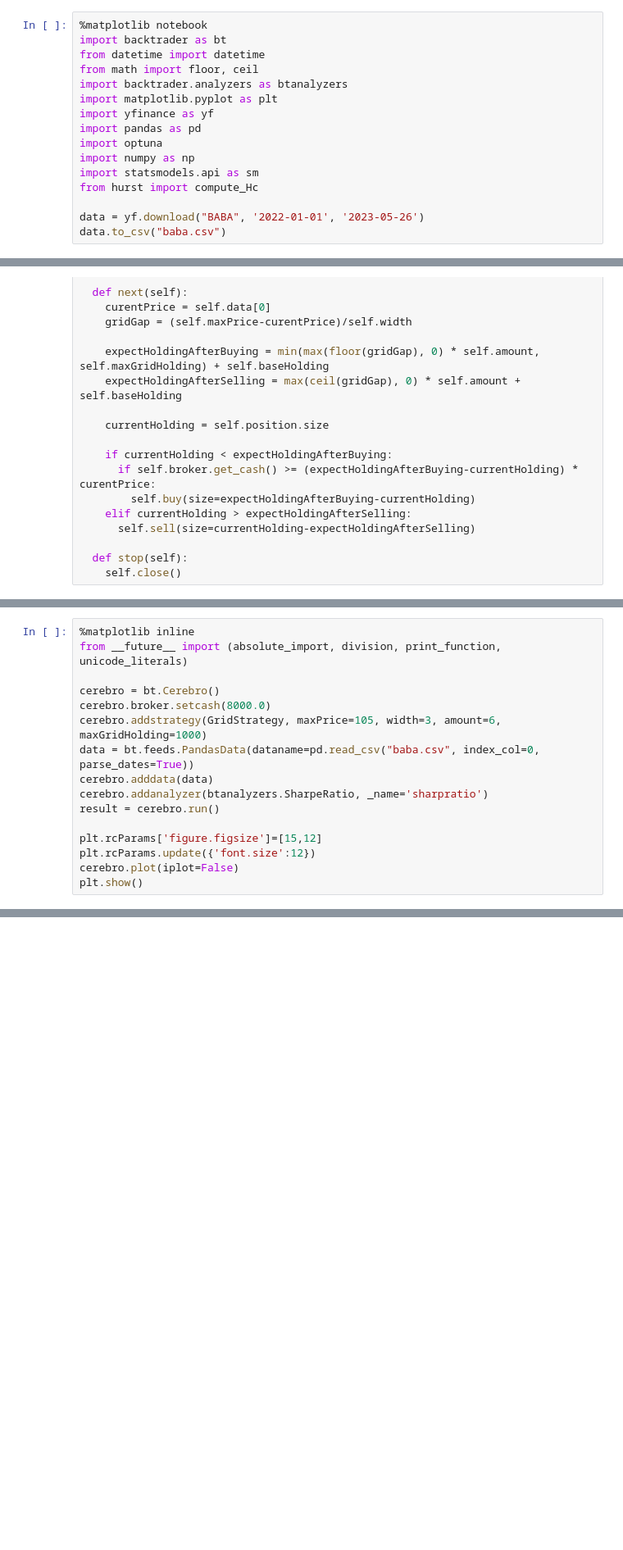
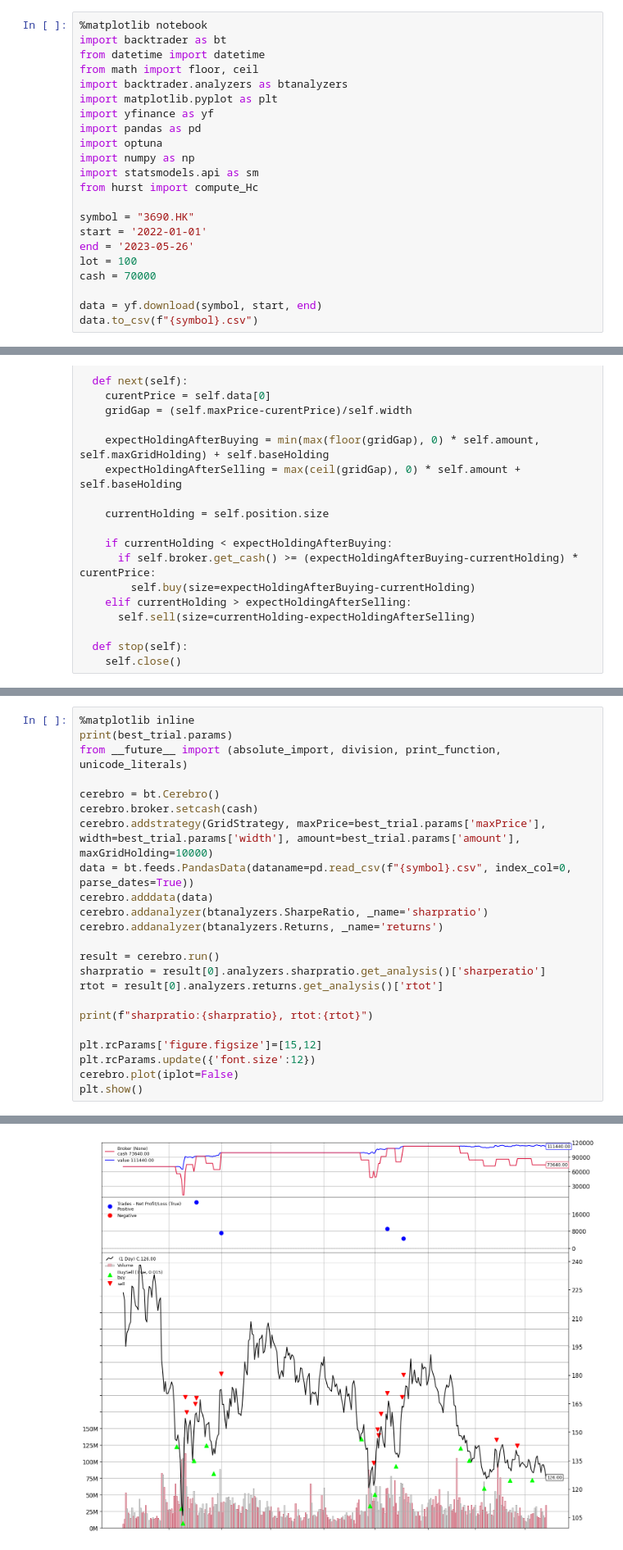
Before and after one commit to wangscu/colab, a Jupyter notebook: backtrader_grid_v002.ipynb, the cells around one changed output, grey strips where cells are left out. Shown at 82% size. Saved outputs shown, nothing was run; the diff lists cells and outputs as text; blank space fills up the shorter version.

```diff
--- a/backtrader_grid_v002.ipynb
+++ b/backtrader_grid_v002.ipynb
@@ -41,8 +41,14 @@ import numpy as np
 import statsmodels.api as sm
 from hurst import compute_Hc
 
-data = yf.download("BABA", '2022-01-01', '2023-05-26')
-data.to_csv("baba.csv")
+symbol = "3690.HK"
+start = '2022-01-01'
+end = '2023-05-26'
+lot = 100
+cash = 70000
+
+data = yf.download(symbol, start, end)
+data.to_csv(f"{symbol}.csv")
 # %% [output]
 [*********************100%***********************]  1 of 1 completed
 # %%
@@ -193,15 +203,22 @@ Best trial:
 [interactive output not drawn]
 # %%
 %matplotlib inline
+print(best_trial.params)
 from __future__ import (absolute_import, division, print_function, unicode_literals)
 
 cerebro = bt.Cerebro()
-cerebro.broker.setcash(8000.0)
-cerebro.addstrategy(GridStrategy, maxPrice=105, width=3, amount=6, maxGridHolding=1000)
-data = bt.feeds.PandasData(dataname=pd.read_csv("baba.csv", index_col=0, parse_dates=True))
+cerebro.broker.setcash(cash)
+cerebro.addstrategy(GridStrategy, maxPrice=best_trial.params['maxPrice'], width=best_trial.params['width'], amount=best_trial.params['amount'], maxGridHolding=10000)
+data = bt.feeds.PandasData(dataname=pd.read_csv(f"{symbol}.csv", index_col=0, parse_dates=True))
 cerebro.adddata(data)
 cerebro.addanalyzer(btanalyzers.SharpeRatio, _name='sharpratio')
+cerebro.addanalyzer(btanalyzers.Returns, _name='returns')
+
 result = cerebro.run()
+sharpratio = result[0].analyzers.sharpratio.get_analysis()['sharperatio']
+rtot = result[0].analyzers.returns.get_analysis()['rtot']
+
+print(f"sharpratio:{sharpratio}, rtot:{rtot}")
 
 plt.rcParams['figure.figsize']=[15,12]
 plt.rcParams.update({'font.size':12})
@@ -211,0 +230 @@ NameError: ignored
+[figure, added]
```
Also changed, not shown: parts of 7 cells of this notebook.
